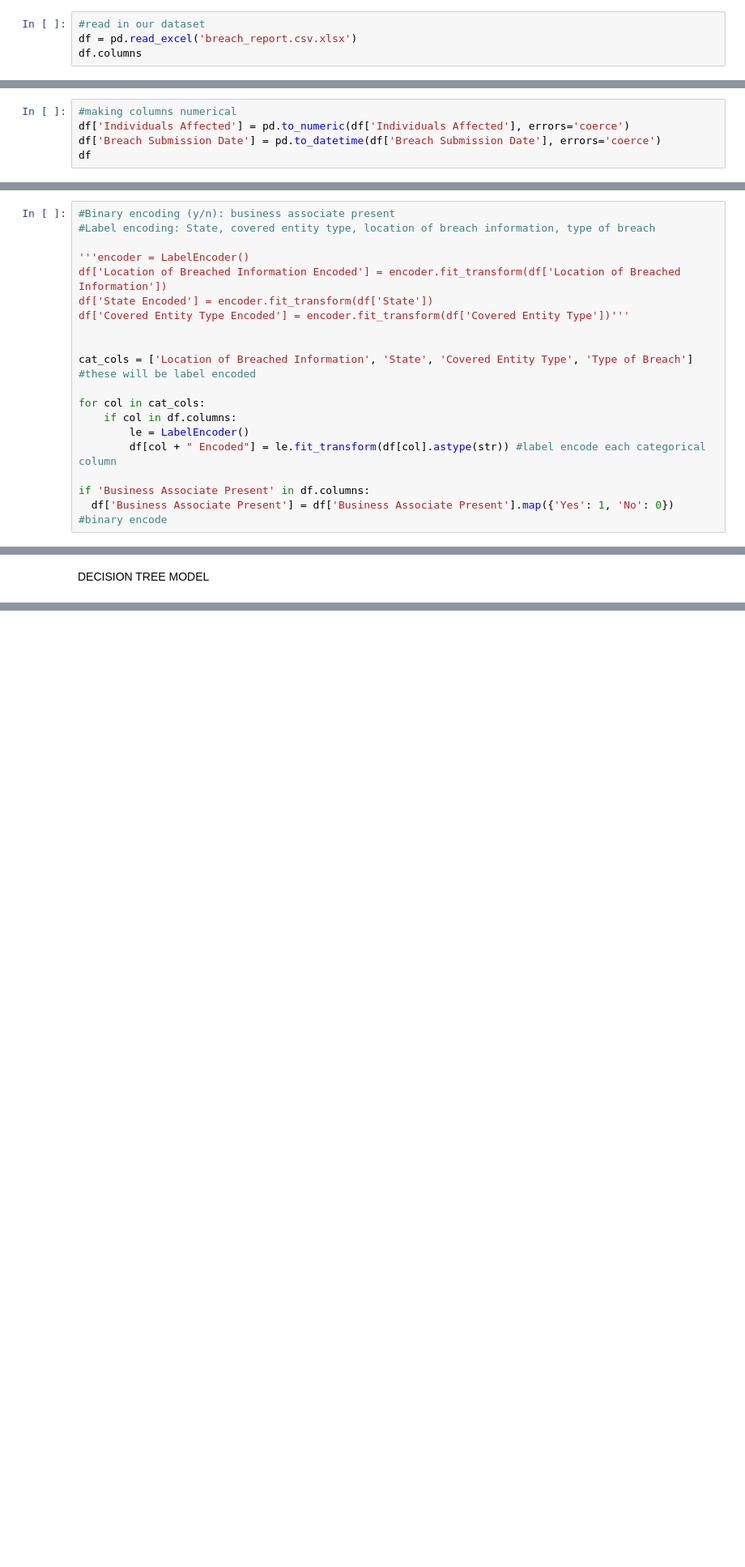
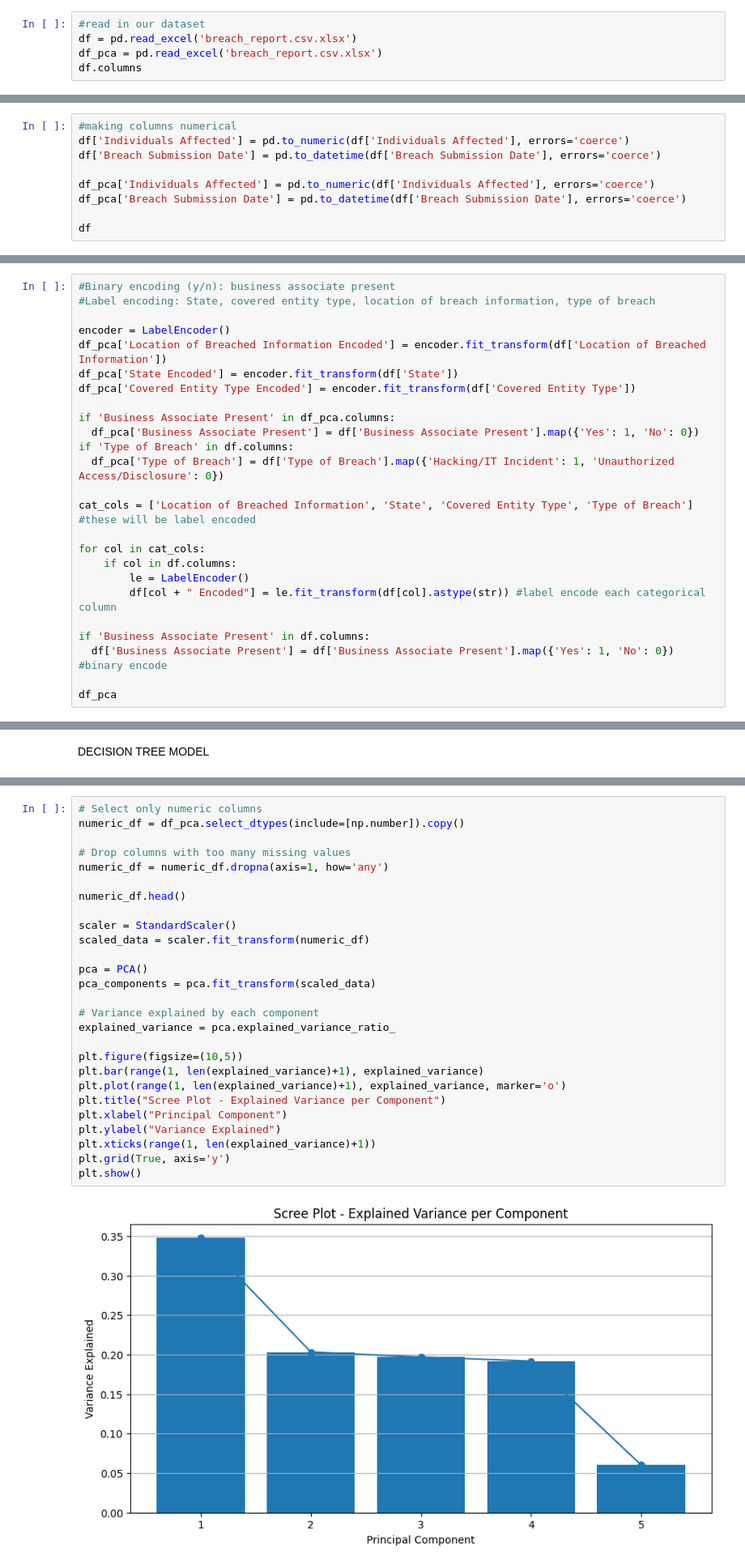
Before and after one commit to aaditiparabs/ds3001-finalprojcode, a Jupyter notebook: aaditicopy_decisiontree.ipynb, the cells around one changed output, grey strips where cells are left out. Shown at 81% size. Saved outputs shown, nothing was run; the diff lists cells and outputs as text; blank space fills up the shorter version.

```diff
--- a/aaditicopy_decisiontree.ipynb
+++ b/aaditicopy_decisiontree.ipynb
@@ -6,6 +11,7 @@ from sklearn.preprocessing import LabelEncoder, MultiLabelBinarizer
 # %%
 #read in our dataset
 df = pd.read_excel('breach_report.csv.xlsx')
+df_pca = pd.read_excel('breach_report.csv.xlsx')
 df.columns
 # %% [output]
 Index(['Name of Covered Entity', 'State', 'Covered Entity Type',
@@ -48,6 +76,10 @@ for col in numeric_clean_cols:
 #making columns numerical
 df['Individuals Affected'] = pd.to_numeric(df['Individuals Affected'], errors='coerce')
 df['Breach Submission Date'] = pd.to_datetime(df['Breach Submission Date'], errors='coerce')
+
+df_pca['Individuals Affected'] = pd.to_numeric(df['Individuals Affected'], errors='coerce')
+df_pca['Breach Submission Date'] = pd.to_datetime(df['Breach Submission Date'], errors='coerce')
+
 df
 # %% [output]
 |  | State | Covered Entity Type | Individuals Affected | Breach Submission Date | Type of Breach | ... |
@@ -69,11 +101,15 @@ df
 #Binary encoding (y/n): business associate present
 #Label encoding: State, covered entity type, location of breach information, type of breach
 
-'''encoder = LabelEncoder()
-df['Location of Breached Information Encoded'] = encoder.fit_transform(df['Location of Breached Information'])
-df['State Encoded'] = encoder.fit_transform(df['State'])
-df['Covered Entity Type Encoded'] = encoder.fit_transform(df['Covered Entity Type'])'''
+encoder = LabelEncoder()
+df_pca['Location of Breached Information Encoded'] = encoder.fit_transform(df['Location of Breached Information'])
+df_pca['State Encoded'] = encoder.fit_transform(df['State'])
+df_pca['Covered Entity Type Encoded'] = encoder.fit_transform(df['Covered Entity Type'])
 
+if 'Business Associate Present' in df_pca.columns:
+  df_pca['Business Associate Present'] = df['Business Associate Present'].map({'Yes': 1, 'No': 0})
+if 'Type of Breach' in df.columns:
+  df_pca['Type of Breach'] = df['Type of Breach'].map({'Hacking/IT Incident': 1, 'Unauthorized Access/Disclosure': 0})
 
 cat_cols = ['Location of Breached Information', 'State', 'Covered Entity Type', 'Type of Breach'] #these will be label encoded
 
@@ -84,3 +120,5 @@ for col in cat_cols:
 
 if 'Business Associate Present' in df.columns:
   df['Business Associate Present'] = df['Business Associate Present'].map({'Yes': 1, 'No': 0}) #binary encode
+
+df_pca
@@ -234,0 +284,29 @@ F1 Score        0.885651     0.893383
+# %%
+# Select only numeric columns
+numeric_df = df_pca.select_dtypes(include=[np.number]).copy()
+
+# Drop columns with too many missing values
+numeric_df = numeric_df.dropna(axis=1, how='any')
+
+numeric_df.head()
+
+scaler = StandardScaler()
+scaled_data = scaler.fit_transform(numeric_df)
+
+pca = PCA()
+pca_components = pca.fit_transform(scaled_data)
+
+# Variance explained by each component
+explained_variance = pca.explained_variance_ratio_
+
+plt.figure(figsize=(10,5))
+plt.bar(range(1, len(explained_variance)+1), explained_variance)
+plt.plot(range(1, len(explained_variance)+1), explained_variance, marker='o')
+plt.title("Scree Plot - Explained Variance per Component")
+plt.xlabel("Principal Component")
+plt.ylabel("Variance Explained")
+plt.xticks(range(1, len(explained_variance)+1))
+plt.grid(True, axis='y')
+plt.show()
+# %% [output]
+[figure, added]
```
Also changed, not shown: parts of 9 cells of this notebook.
